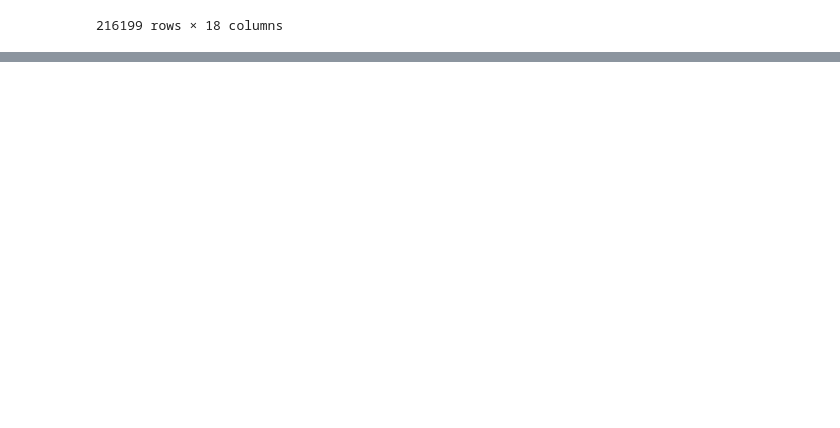
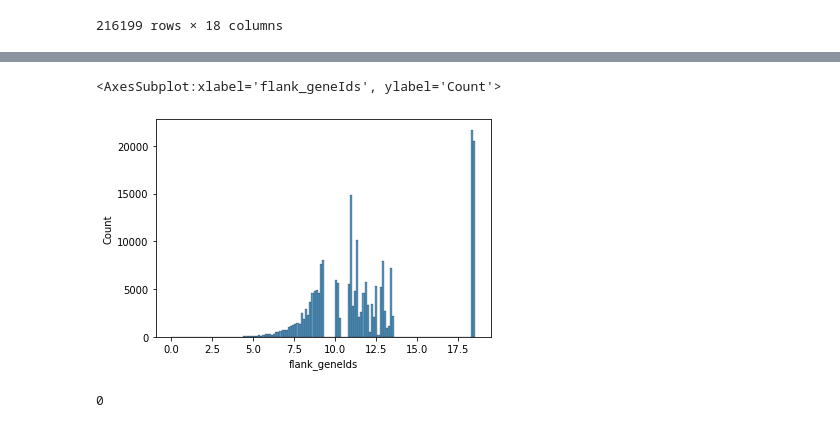
Before and after one commit to OlgaGaGaga/VivanChallenge, a Jupyter notebook: LookOnData.ipynb, the cells around one changed output, grey strips where cells are left out. Drawn from its saved outputs; the diff is of its cells as text; code cells hidden in the pictures; blank space fills up the shorter version.

```diff
--- a/LookOnData.ipynb
+++ b/LookOnData.ipynb
@@ -183,0 +214,9 @@ genes
+# %%
+sns.histplot(np.log(genes['flank_geneIds']))
+# %% [output]
+<AxesSubplot:xlabel='flank_geneIds', ylabel='Count'>
+[figure, added]
+# %%
+sum(genes['flank_geneIds'] == 0)
+# %% [output]
+0
```
Also changed, not shown: parts of 11 cells of this notebook, 1 other file.
